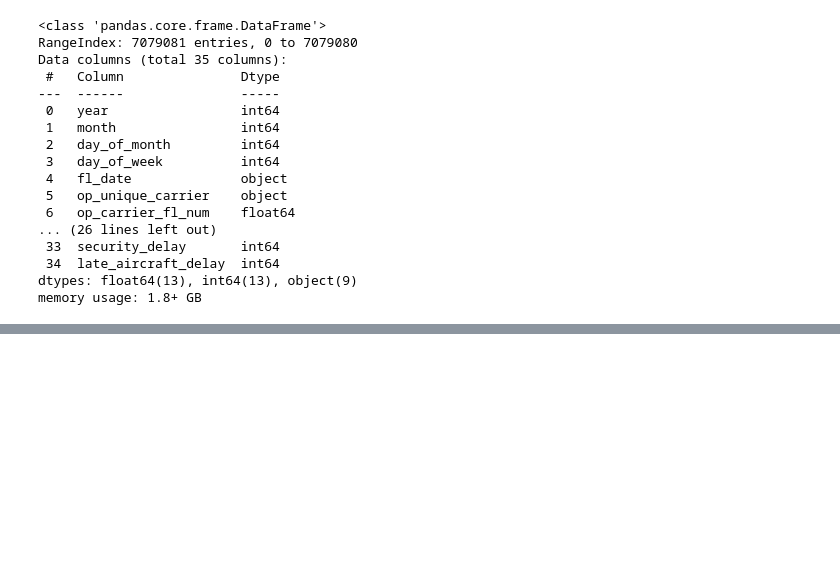
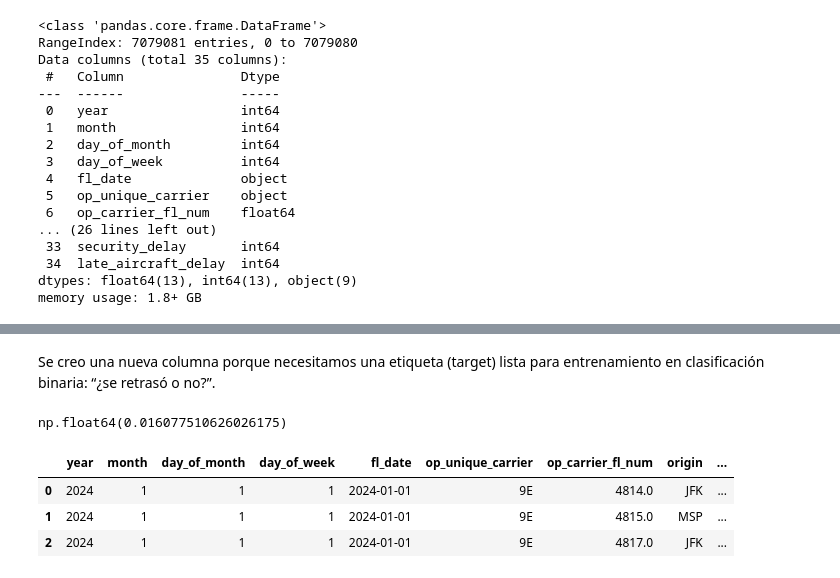
Before and after one commit to Smejia2002/flightdelay, a Jupyter notebook: notebooks/00_eda.ipynb, the cells around one changed output, grey strips where cells are left out. Saved outputs shown, nothing was run; the diff lists cells and outputs as text; code cells hidden in the pictures; blank space fills up the shorter version.

```diff
--- a/notebooks/00_eda.ipynb
+++ b/notebooks/00_eda.ipynb
@@ -47,0 +73,14 @@ memory usage: 1.8+ GB
+# %% [markdown]
+Se creo una nueva columna porque necesitamos una etiqueta (target) lista para entrenamiento en clasificación binaria: “¿se retrasó o no?”.
+# %%
+excluded = ((df["cancelled"] == 1) | (df["diverted"] == 1)).mean()
+excluded
+# %% [output]
+np.float64(0.016077510626026175)
+# %%
+df_model.head(3)
+# %% [output]
+|  | year | month | day_of_month | day_of_week | fl_date | op_unique_carrier | op_carrier_fl_num | origin | ... |
+| 0 | 2024 | 1 | 1 | 1 | 2024-01-01 | 9E | 4814.0 | JFK | ... |
+| 1 | 2024 | 1 | 1 | 1 | 2024-01-01 | 9E | 4815.0 | MSP | ... |
+| 2 | 2024 | 1 | 1 | 1 | 2024-01-01 | 9E | 4817.0 | JFK | ... |
```
Also changed, not shown: parts of 17 cells of this notebook.
